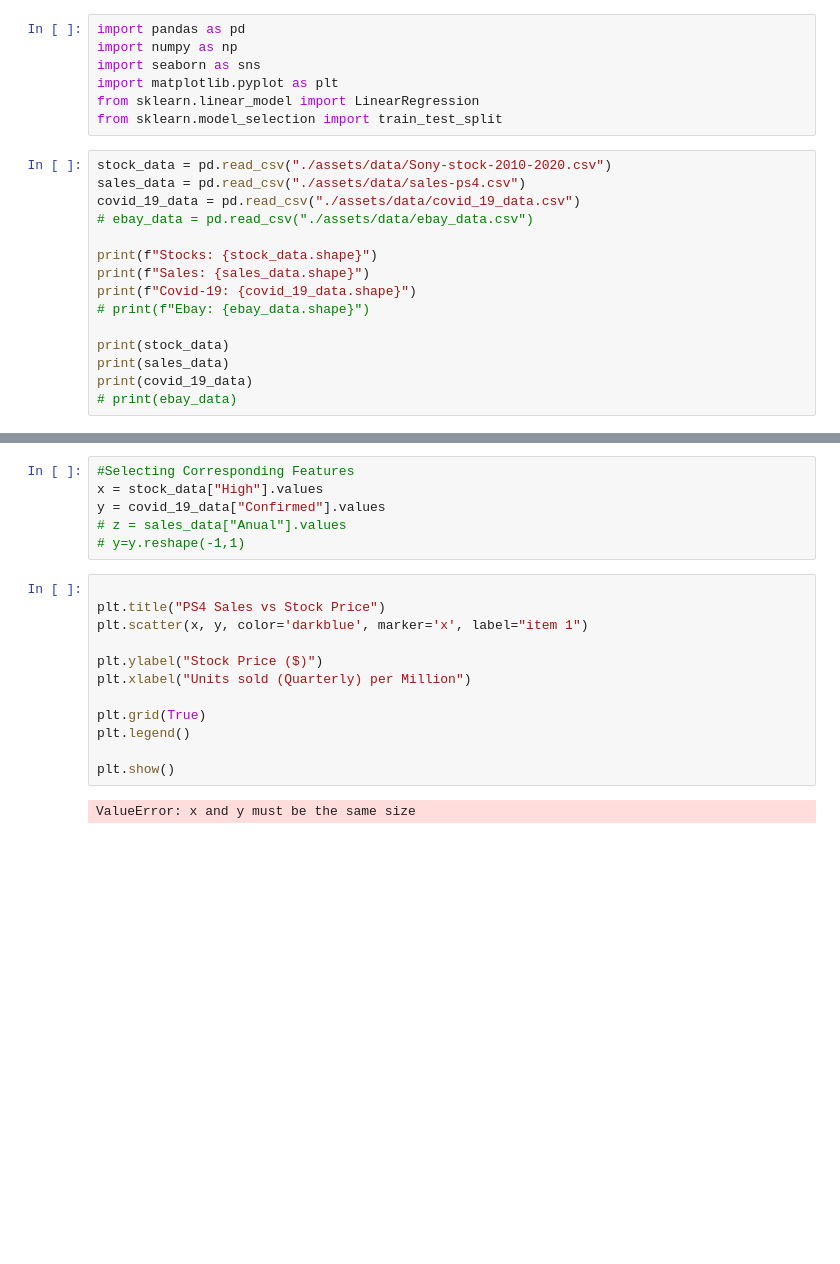
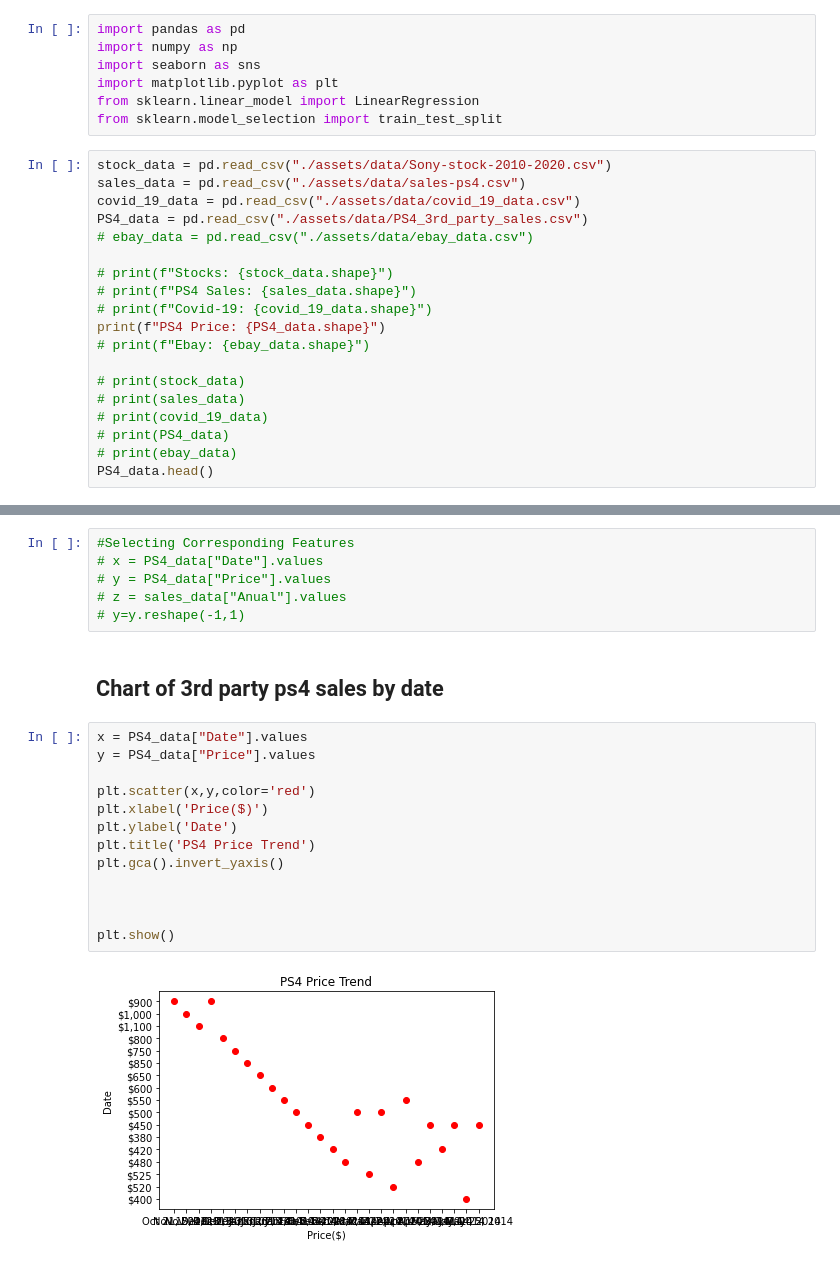
Before and after one commit to GravelBirthstone/Scalper-Project, a Jupyter notebook: scalpers_stats.ipynb, the cells around one changed output, grey strips where cells are left out. Saved outputs shown, nothing was run; the diff lists cells and outputs as text; blank space fills up the shorter version.

Commit message:
PS4 Price trend chart is working just needs tweaking

```diff
--- a/scalpers_stats.ipynb
+++ b/scalpers_stats.ipynb
@@ -9,15 +9,19 @@ from sklearn.model_selection import train_test_split
 stock_data = pd.read_csv("./assets/data/Sony-stock-2010-2020.csv")
 sales_data = pd.read_csv("./assets/data/sales-ps4.csv")
 covid_19_data = pd.read_csv("./assets/data/covid_19_data.csv")
+PS4_data = pd.read_csv("./assets/data/PS4_3rd_party_sales.csv")
 # ebay_data = pd.read_csv("./assets/data/ebay_data.csv")
 
-print(f"Stocks: {stock_data.shape}")
-print(f"Sales: {sales_data.shape}")
-print(f"Covid-19: {covid_19_data.shape}")
+# print(f"Stocks: {stock_data.shape}")
+# print(f"PS4 Sales: {sales_data.shape}")
+# print(f"Covid-19: {covid_19_data.shape}")
+print(f"PS4 Price: {PS4_data.shape}")
 # print(f"Ebay: {ebay_data.shape}")
 
-print(stock_data)
-print(sales_data)
-print(covid_19_data)
+# print(stock_data)
+# print(sales_data)
+# print(covid_19_data)
+# print(PS4_data)
 # print(ebay_data)
+PS4_data.head()
 # %% [output]
@@ -41,20 +35,23 @@ Covid-19: (172480, 8)
 # %%
 #Selecting Corresponding Features
-x = stock_data["High"].values
-y = covid_19_data["Confirmed"].values
+# x = PS4_data["Date"].values
+# y = PS4_data["Price"].values
 # z = sales_data["Anual"].values
 # y=y.reshape(-1,1)
-# %%
-
-plt.title("PS4 Sales vs Stock Price")
-plt.scatter(x, y, color='darkblue', marker='x', label="item 1")
-
-plt.ylabel("Stock Price ($)")
-plt.xlabel("Units sold (Quarterly) per Million")
-
-plt.grid(True)
-plt.legend()
-
-plt.show()
-# %% [output]
-ValueError: x and y must be the same size
+# %% [markdown]
+## Chart of 3rd party ps4 sales by date
+# %%
+x = PS4_data["Date"].values
+y = PS4_data["Price"].values
+
+plt.scatter(x,y,color='red')
+plt.xlabel('Price($)')
+plt.ylabel('Date')
+plt.title('PS4 Price Trend')
+plt.gca().invert_yaxis()
+
+
+
+plt.show()
+# %% [output]
+[figure, added]
```
Also changed, not shown: parts of 3 cells of this notebook, 3 other files.
